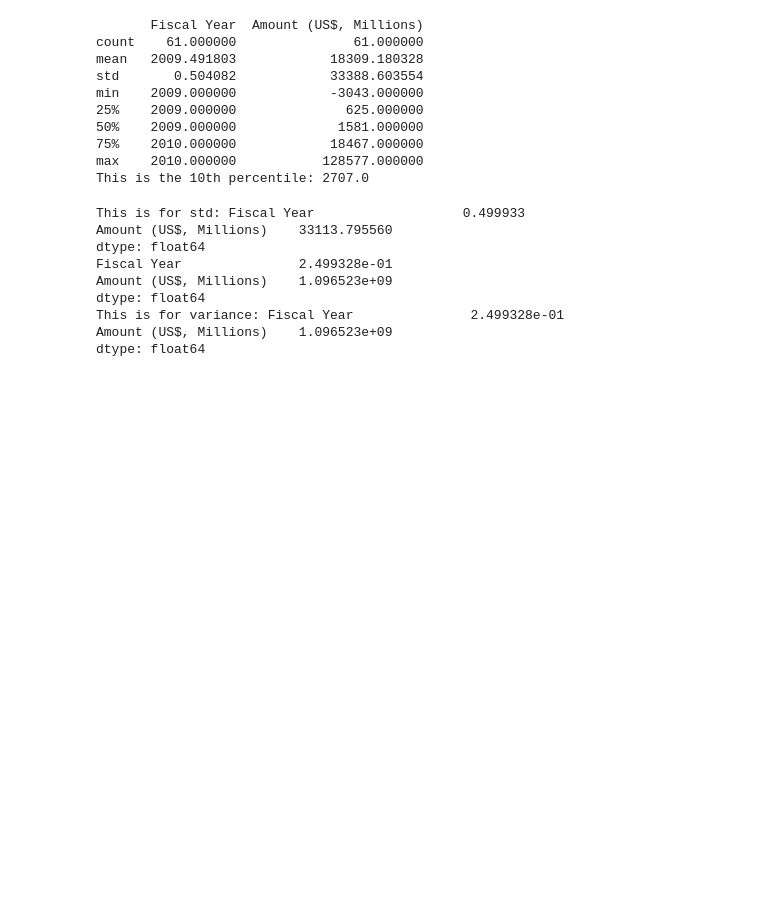
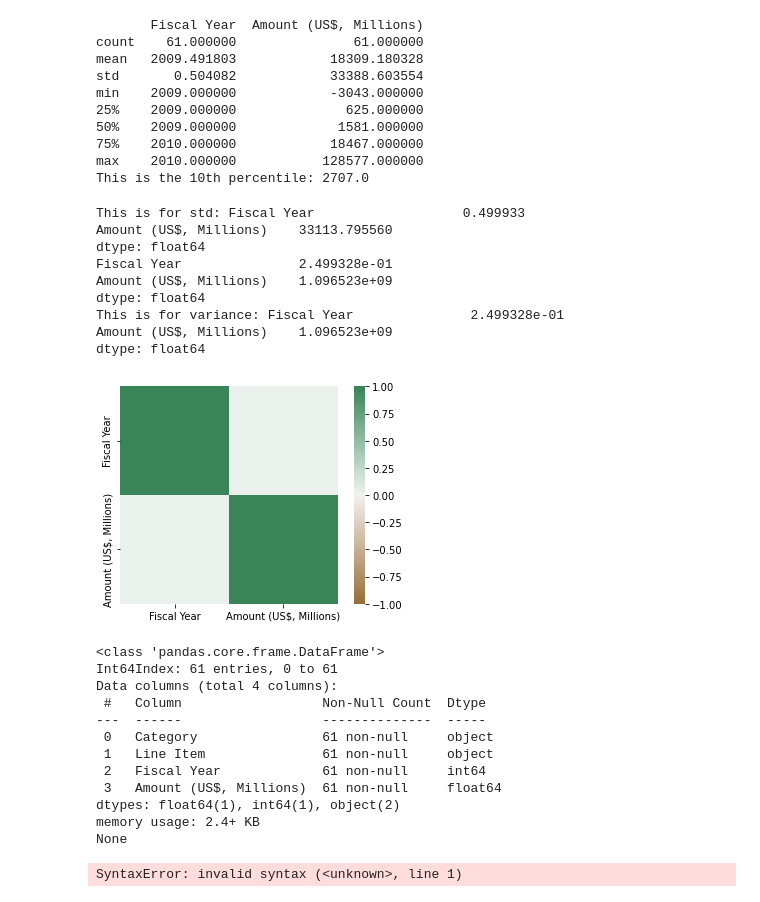
Before and after one commit to Code-with-jaycee/bank-analysis-project, a Jupyter notebook: health records.ipynb, the cells around one changed output. Drawn from its saved outputs; the diff is of its cells as text; code cells hidden in the pictures; blank space fills up the shorter version.

```diff
--- a/health records.ipynb
+++ b/health records.ipynb
@@ -67,3 +68,32 @@ dtype: float64
 This is for variance: Fiscal Year               2.499328e-01
 Amount (US$, Millions)    1.096523e+09
 dtype: float64
+# %%
+import seaborn as sns
+correlation_health = health_data.corr()
+axis_corr = sns.heatmap(correlation_health,
+vmin=-1, vmax=1, center = 0,
+cmap= sns.diverging_palette(50, 500, n=500),
+square= True)
+plt.show()
+print(health_data.info())
+# %% [output]
+[figure, added]
+<class 'pandas.core.frame.DataFrame'>
+Int64Index: 61 entries, 0 to 61
+Data columns (total 4 columns):
+ #   Column                  Non-Null Count  Dtype
+---  ------                  --------------  -----
+ 0   Category                61 non-null     object
+ 1   Line Item               61 non-null     object
+ 2   Fiscal Year             61 non-null     int64
+ 3   Amount (US$, Millions)  61 non-null     float64
+dtypes: float64(1), int64(1), object(2)
+memory usage: 2.4+ KB
+None
+# %%
+model = smf.ols('Fiscal Year ~ Line Item', data = health_data)
+results = model.fit()
+print(results.summary())
+# %% [output]
+SyntaxError: invalid syntax (<unknown>, line 1)
```
Also changed, not shown: parts of 2 cells of this notebook.
